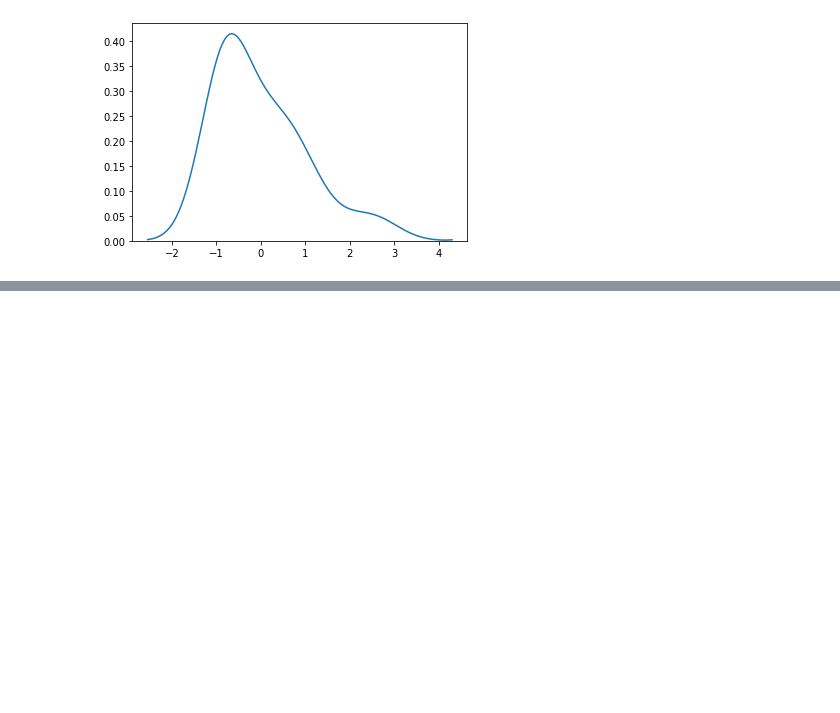
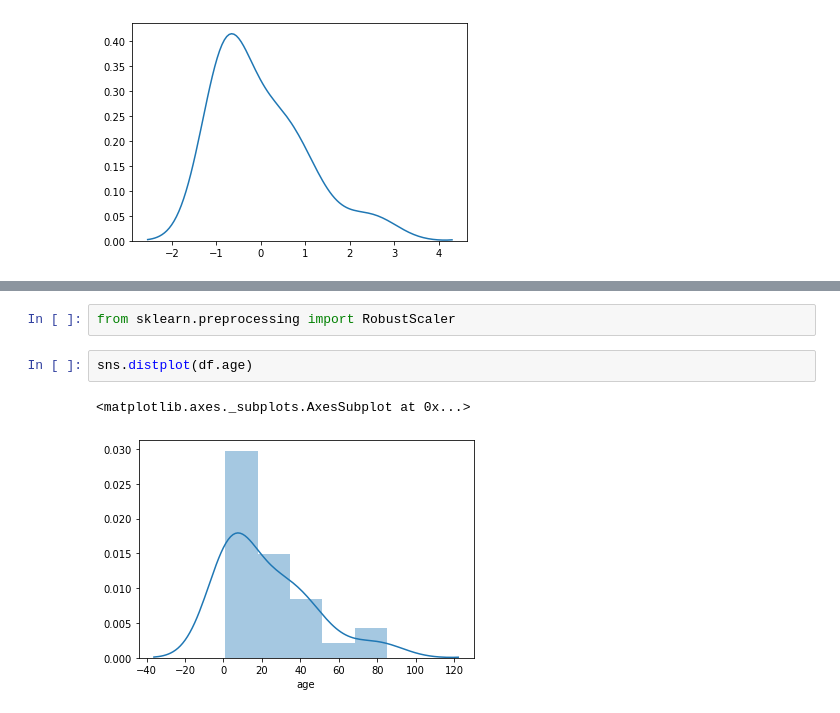
Before and after one commit to bnriiitb/applied_machine_learning_course, a Jupyter notebook: 08 Unsupervsed Learning/Unsupervised Learning.ipynb, the cells around one changed output, grey strips where cells are left out. Drawn from its saved outputs; the diff is of its cells as text; blank space fills up the shorter version.

```diff
--- a/08 Unsupervsed Learning/Unsupervised Learning.ipynb
+++ b/08 Unsupervsed Learning/Unsupervised Learning.ipynb
@@ -83,0 +93,7 @@ sns.distplot([(x-u)/s for x in df.age],hist=False)
+# %%
+from sklearn.preprocessing import RobustScaler
+# %%
+sns.distplot(df.age)
+# %% [output]
+<matplotlib.axes._subplots.AxesSubplot at 0x...>
+[figure, added]
```
Also changed, not shown: parts of 15 cells of this notebook.
